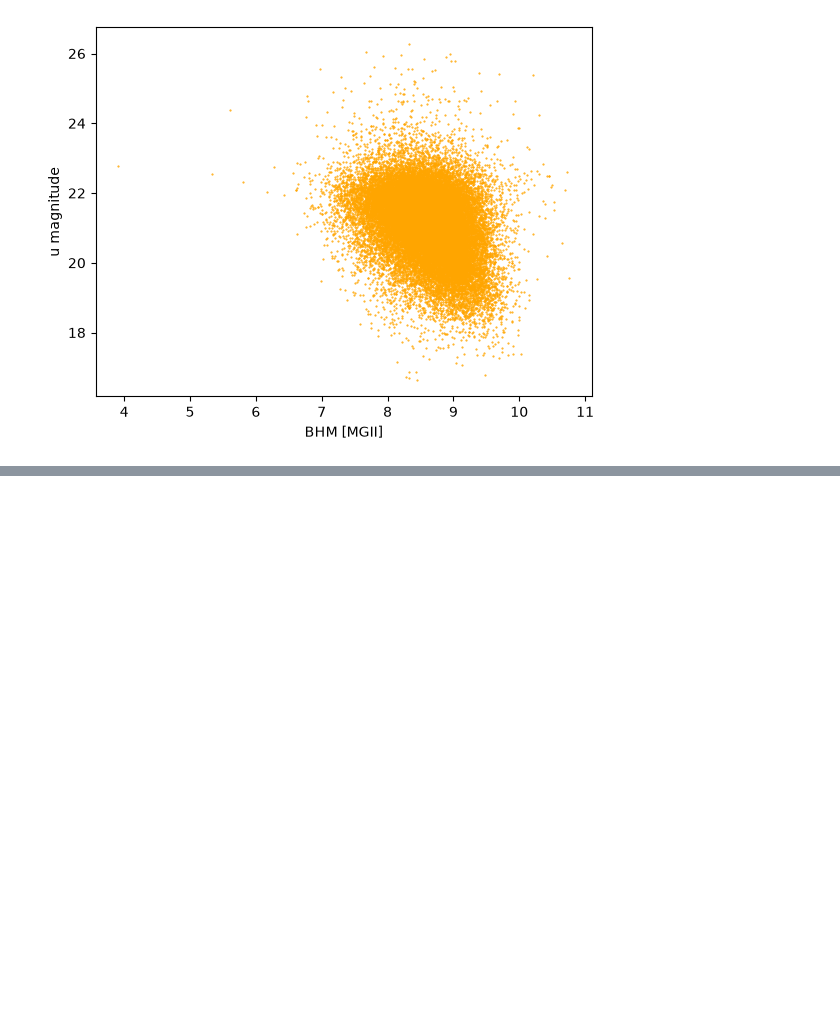
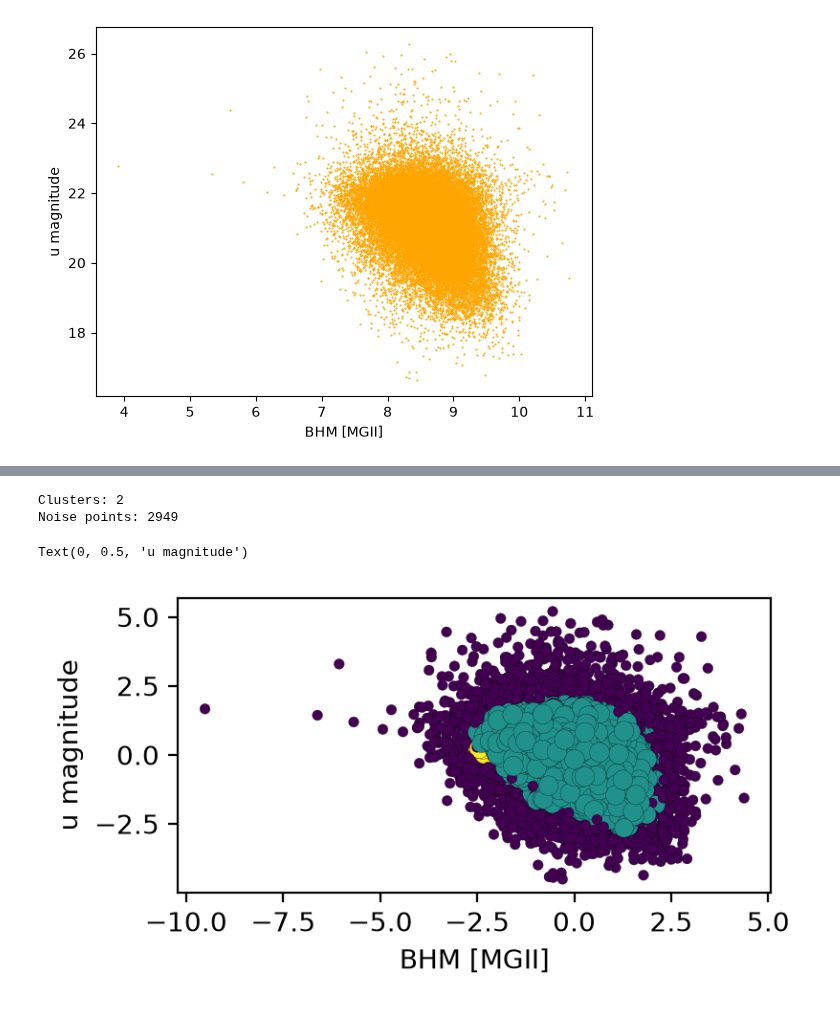
Before and after one commit to Emlilio/Quasars26, a Jupyter notebook: Initial_data_review.ipynb, the cells around one changed output, grey strips where cells are left out. Saved outputs shown, nothing was run; the diff lists cells and outputs as text; code cells hidden in the pictures; blank space fills up the shorter version.

Commit message:
Added HDBSCAN

```diff
--- a/Initial_data_review.ipynb
+++ b/Initial_data_review.ipynb
@@ -189,0 +190,41 @@ plt.show()
+# %%
+#define the inputs and scale
+Y = np.column_stack([data2.LOGMBH_MGII[:50000], u_mag[:50000]])
+valid = ((Y[:,0] != 0) & (Y[:,1] != -9999))
+Y = Y[valid]
+Y_scaled = StandardScaler(copy = True).fit_transform(Y)
+
+#initiate dbscan
+# db = DBSCAN(eps = 0.3,min_samples = 10)
+# labels = db.fit_predict(Y_scaled)
+
+#initiate HDBSCAN
+db = HDBSCAN(min_cluster_size=30, min_samples=10, copy = True)
+labels = db.fit_predict(Y_scaled)
+
+#count clusters
+n_clusters = len(set(labels)) - (1 if -1 in labels else 0)
+noise = labels == -1
+
+print("Clusters:", n_clusters)
+print("Noise points:", np.sum(noise))
+
+#define sizes
+#DBSCAN
+# mask = np.zeros_like(labels, dtype = bool)
+# mask[db.core_sample_indices_] = True
+# sizes = np.where(mask, 40, 15)
+#HDBSCAN
+sizes = 15 + 40 * db.probabilities_
+
+#plot
+plt.figure(figsize=(4, 2), dpi=200)
+
+plt.scatter(Y_scaled[:,0],Y_scaled[:,1],c = labels, s = sizes, edgecolor = 'black', linewidth = 0.1)
+plt.xlabel("BHM [MGII]")
+plt.ylabel("u magnitude")
+# %% [output]
+Clusters: 2
+Noise points: 2949
+Text(0, 0.5, 'u magnitude')
+[figure, added]
```
Also changed, not shown: parts of 4 cells of this notebook.
